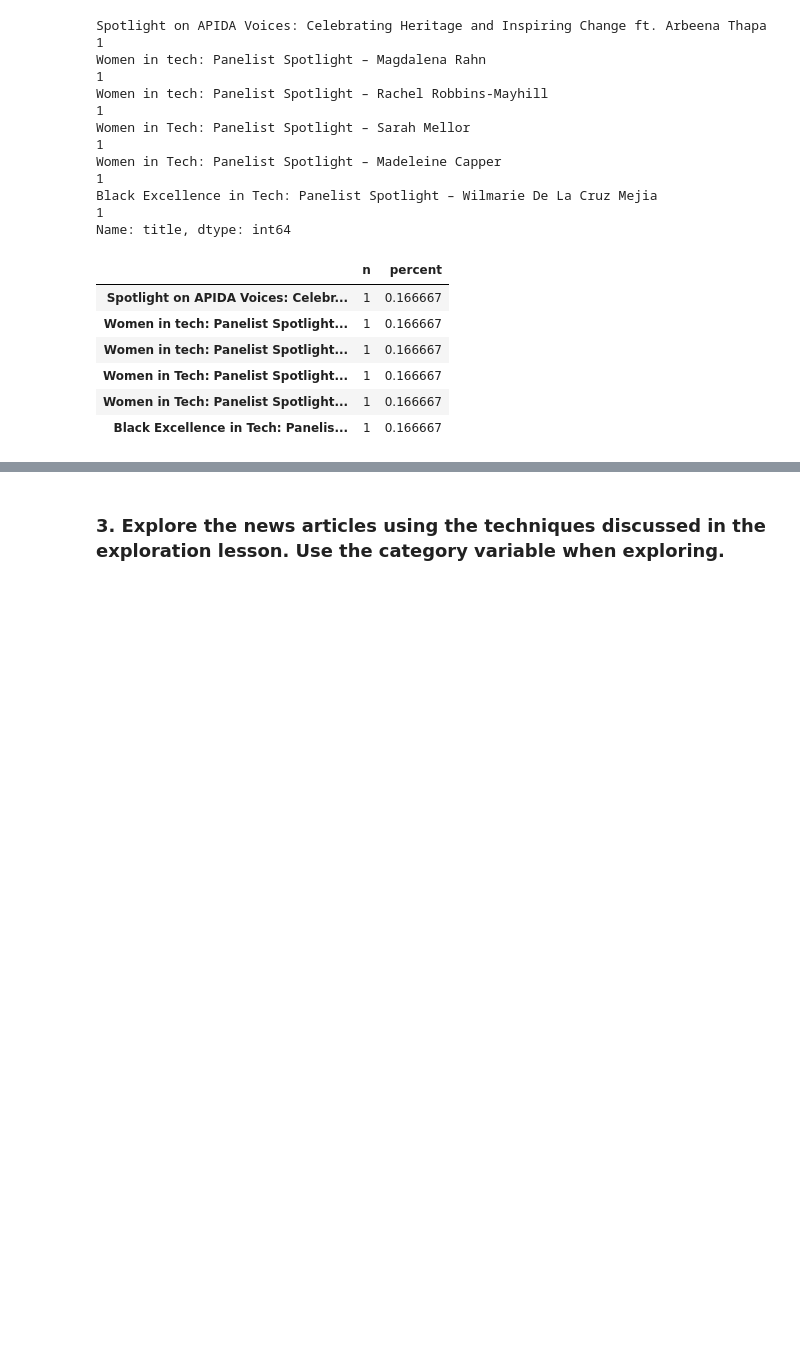
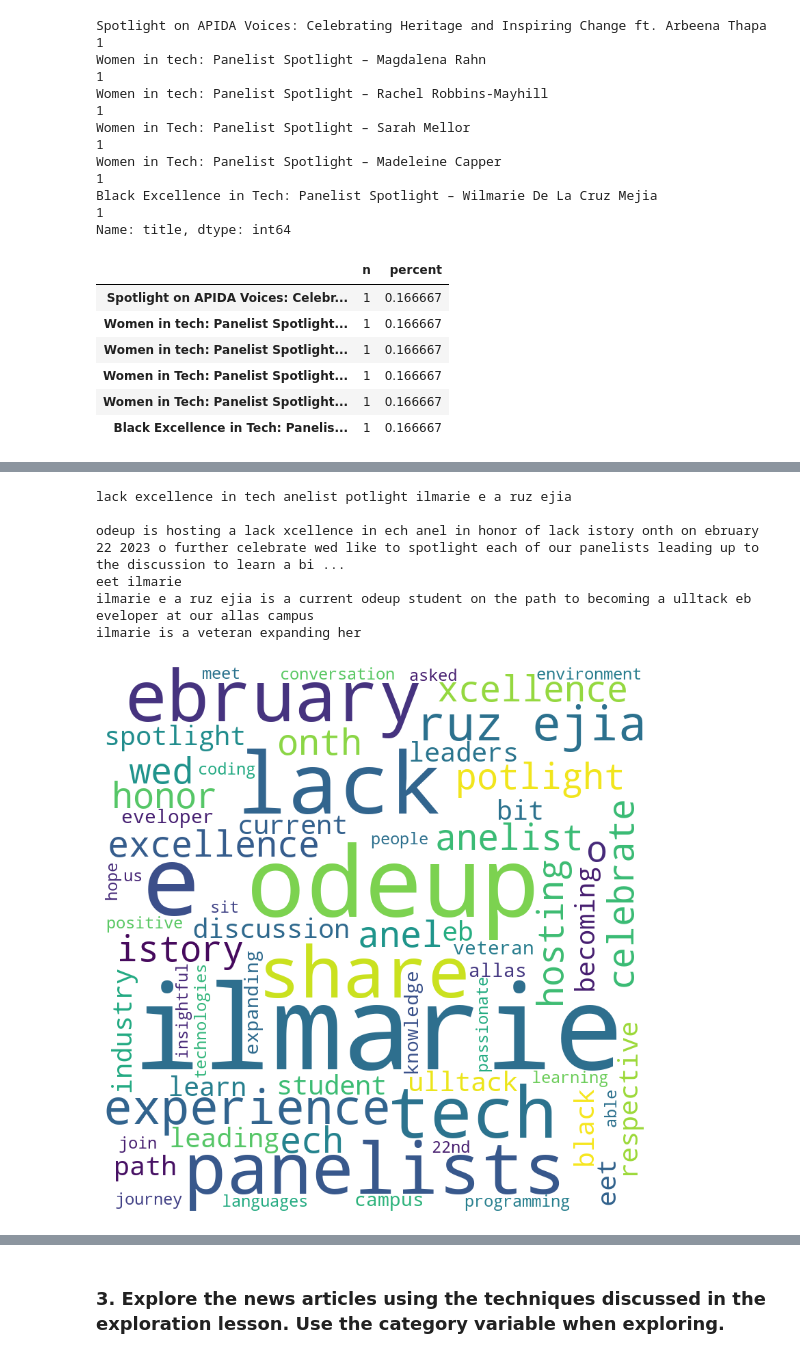
Before and after one commit to annie-carter/natural-language-processing-exercises, a Jupyter notebook: data_exploration.ipynb, the cells around one changed output, grey strips where cells are left out. Cells and saved outputs as stored; diff of their text form; code cells hidden in the pictures; blank space fills up the shorter version.

```diff
--- a/data_exploration.ipynb
+++ b/data_exploration.ipynb
@@ -282,0 +286,3 @@ all_words = clean(' '.join(blog_df.content))
+# %%
+# remove anything that is not a through z, a number, a single quote, or whitespace
+cleaned_labels = [re.sub(r"[^a-z0-9'\s]", '', content) for label in content_labels]
@@ -282,0 +294,2 @@ all_words = clean(' '.join(blog_df.content))
+# %%
+cleaned_labels = [unicodedata.normalize('NFKD', label).encode('ascii', 'ignore').decode('utf-8', 'ignore') for label in cleaned_labels]
@@ -282,0 +315,33 @@ all_words = clean(' '.join(blog_df.content))
+# %%
+import nltk
+from nltk.tokenize.toktok import ToktokTokenizer
+from wordcloud import WordCloud
+import matplotlib.pyplot as plt
+
+
+# Initialize the ToktokTokenizer
+tokenizer = ToktokTokenizer()
+
+# Tokenize the cleaned labels
+tokens = tokenizer.tokenize(' '.join(cleaned_labels), return_str=True)
+
+# Display the first 500 tokens
+print(tokens[:500])
+
+# Create a WordCloud
+wordcloud = WordCloud(width=800, height=800, background_color='white').generate(tokens)
+
+# Display the WordCloud using matplotlib
+plt.figure(figsize=(8, 8), facecolor=None)
+plt.imshow(wordcloud)
+plt.axis("off")
+plt.tight_layout(pad=0)
+plt.show()
+# %% [output]
+lack excellence in tech anelist potlight ilmarie e a ruz ejia
+
+odeup is hosting a lack xcellence in ech anel in honor of lack istory onth on ebruary 22 2023 o further celebrate wed like to spotlight each of our panelists leading up to the discussion to learn a bi ...
+eet ilmarie
+ilmarie e a ruz ejia is a current odeup student on the path to becoming a ulltack eb eveloper at our allas campus
+ilmarie is a veteran expanding her
+[figure, added]
```
Also changed, not shown: parts of 13 cells of this notebook.
